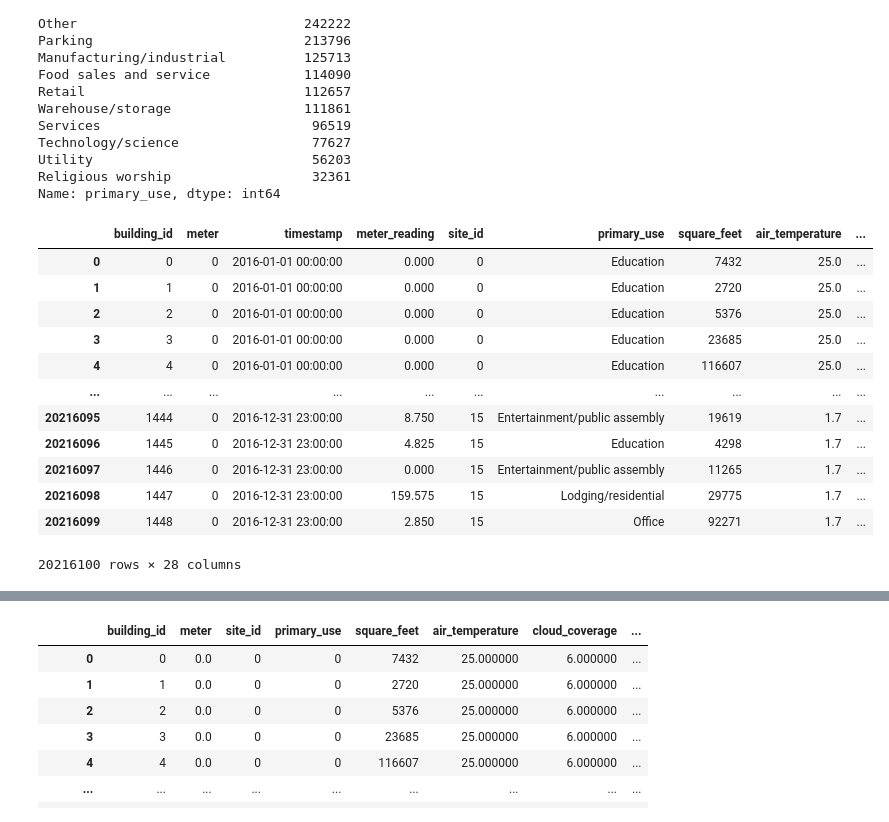
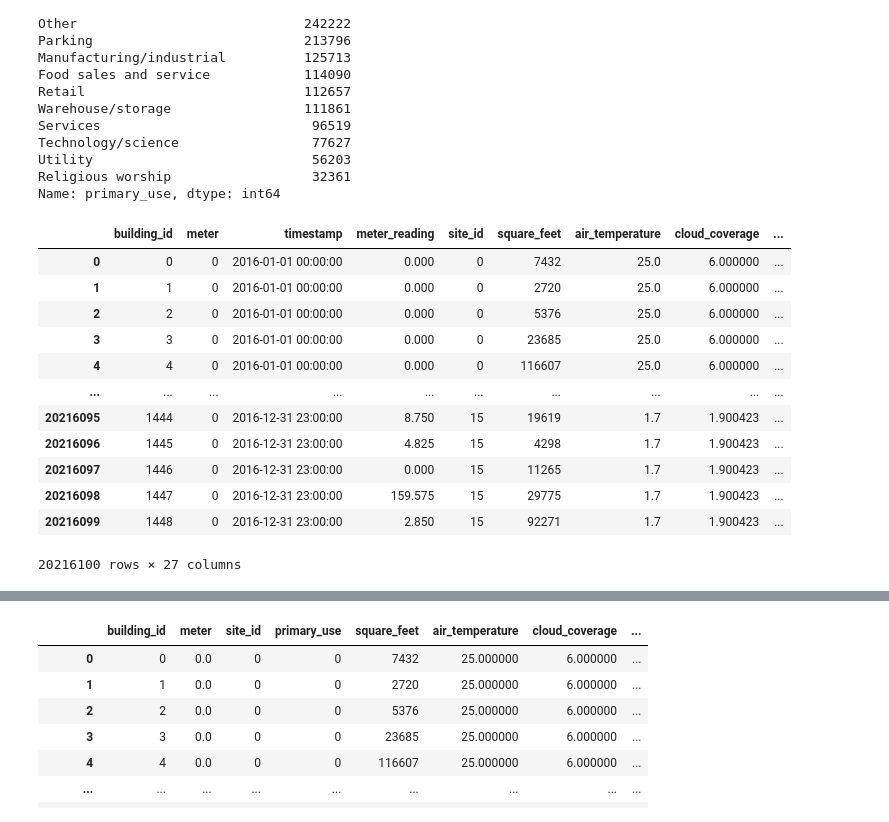
Before and after one commit to Shereen74/graduation_project, a Jupyter notebook: PredictingEnergyConsumption_GP.ipynb, the cells around one changed output, grey strips where cells are left out. Drawn from its saved outputs; the diff is of its cells as text; code cells hidden in the pictures.

Commit message:
to do: get bigger RAM Created using Colaboratory

```diff
--- a/PredictingEnergyConsumption_GP.ipynb
+++ b/PredictingEnergyConsumption_GP.ipynb
@@ -201,25 +198,27 @@ Utility                            56203
 Religious worship                  32361
 Name: primary_use, dtype: int64
 # %%
-#--------Encoding categorical data using Label Encoder---------
-import pandas as pd
-# Create a one-hot encoded DataFrame for the "color" column
+#--------Encoding categorical data using Hot Encoder---------
+# Create a one-hot encoded DataFrame for the "primary_use" column
 primary_use_one_hot_encoded = pd.get_dummies(train['primary_use'], prefix='primary_use')
 
 # Add the one-hot encoded columns to the original DataFrame
 train = pd.concat([train, primary_use_one_hot_encoded], axis=1)
+
+train.pop('primary_use')
+
 train
 # %% [output]
-|  | building_id | meter | timestamp | meter_reading | site_id | primary_use | square_feet | air_temperature | ... |
-| 0 | 0 | 0 | 2016-01-01 00:00:00 | 0.000 | 0 | Education | 7432 | 25.0 | ... |
-| 1 | 1 | 0 | 2016-01-01 00:00:00 | 0.000 | 0 | Education | 2720 | 25.0 | ... |
-| 2 | 2 | 0 | 2016-01-01 00:00:00 | 0.000 | 0 | Education | 5376 | 25.0 | ... |
-| 3 | 3 | 0 | 2016-01-01 00:00:00 | 0.000 | 0 | Education | 23685 | 25.0 | ... |
-| 4 | 4 | 0 | 2016-01-01 00:00:00 | 0.000 | 0 | Education | 116607 | 25.0 | ... |
+|  | building_id | meter | timestamp | meter_reading | site_id | square_feet | air_temperature | cloud_coverage | ... |
+| 0 | 0 | 0 | 2016-01-01 00:00:00 | 0.000 | 0 | 7432 | 25.0 | 6.000000 | ... |
+| 1 | 1 | 0 | 2016-01-01 00:00:00 | 0.000 | 0 | 2720 | 25.0 | 6.000000 | ... |
+| 2 | 2 | 0 | 2016-01-01 00:00:00 | 0.000 | 0 | 5376 | 25.0 | 6.000000 | ... |
+| 3 | 3 | 0 | 2016-01-01 00:00:00 | 0.000 | 0 | 23685 | 25.0 | 6.000000 | ... |
+| 4 | 4 | 0 | 2016-01-01 00:00:00 | 0.000 | 0 | 116607 | 25.0 | 6.000000 | ... |
 | ... | ... | ... | ... | ... | ... | ... | ... | ... | ... |
-| 20216095 | 1444 | 0 | 2016-12-31 23:00:00 | 8.750 | 15 | Entertainment/public assembly | 19619 | 1.7 | ... |
-| 20216096 | 1445 | 0 | 2016-12-31 23:00:00 | 4.825 | 15 | Education | 4298 | 1.7 | ... |
-| 20216097 | 1446 | 0 | 2016-12-31 23:00:00 | 0.000 | 15 | Entertainment/public assembly | 11265 | 1.7 | ... |
-| 20216098 | 1447 | 0 | 2016-12-31 23:00:00 | 159.575 | 15 | Lodging/residential | 29775 | 1.7 | ... |
-| 20216099 | 1448 | 0 | 2016-12-31 23:00:00 | 2.850 | 15 | Office | 92271 | 1.7 | ... |
+| 20216095 | 1444 | 0 | 2016-12-31 23:00:00 | 8.750 | 15 | 19619 | 1.7 | 1.900423 | ... |
+| 20216096 | 1445 | 0 | 2016-12-31 23:00:00 | 4.825 | 15 | 4298 | 1.7 | 1.900423 | ... |
+| 20216097 | 1446 | 0 | 2016-12-31 23:00:00 | 0.000 | 15 | 11265 | 1.7 | 1.900423 | ... |
+| 20216098 | 1447 | 0 | 2016-12-31 23:00:00 | 159.575 | 15 | 29775 | 1.7 | 1.900423 | ... |
+| 20216099 | 1448 | 0 | 2016-12-31 23:00:00 | 2.850 | 15 | 92271 | 1.7 | 1.900423 | ... |
-20216100 rows × 28 columns
+20216100 rows × 27 columns
```
Also changed, not shown: parts of 12 cells of this notebook.
